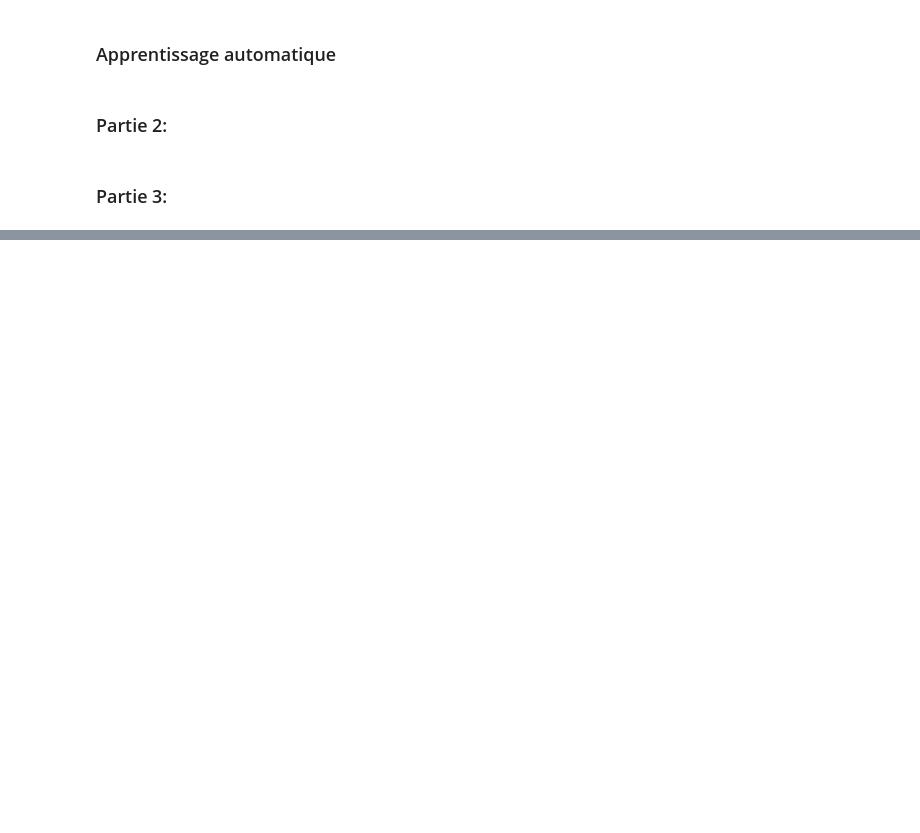
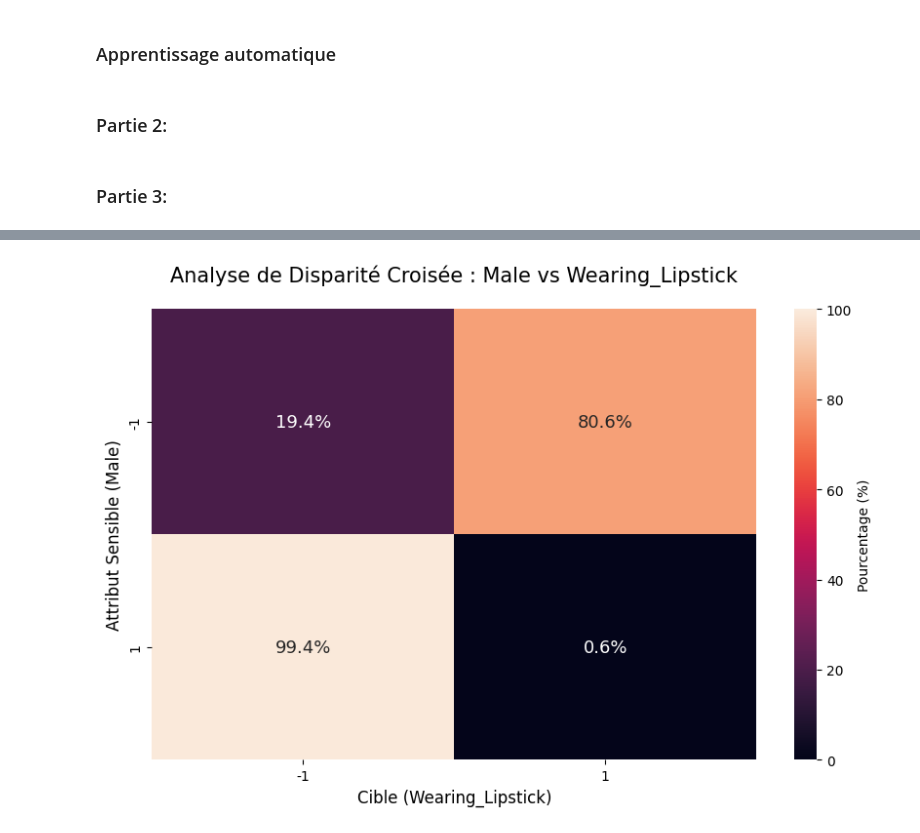
Before and after one commit to Nicolas2412/project-rexai, a Jupyter notebook: project.ipynb, the cells around one changed output, grey strips where cells are left out. Saved outputs shown, nothing was run; the diff lists cells and outputs as text; code cells hidden in the pictures; blank space fills up the shorter version.

```diff
--- a/project.ipynb
+++ b/project.ipynb
@@ -130,0 +411,37 @@ Ratio de corrélation (Eta^2) : 0.11
+# %%
+# Analyse de la disparité de crit2 au sein des groupes défini par crit1
+def crossed_disparity(df:pd.DataFrame, crit1:str, crit2:str, show=False):
+    disparity = df.groupby(crit1)[crit2].value_counts(
+        normalize=True).unstack() * 100
+
+    if show:
+        plt.figure(figsize=(10, 6))
+
+        annot_labels = disparity.map(lambda x: f"{x:.1f}%").values
+
+        # Dessin de la heatmap
+        sns.heatmap(disparity,
+                    annot=annot_labels,
+                    fmt="",
+                    vmin=0,
+                    vmax=100,
+                    cbar_kws={'label': 'Pourcentage (%)'},
+                    annot_kws={"size": 13})
+
+        # Personnalisation des titres et axes
+        plt.title(
+            f'Analyse de Disparité Croisée : {crit1} vs {crit2}', fontsize=15, pad=20)
+        plt.ylabel(f'Attribut Sensible ({crit1})', fontsize=12)
+        plt.xlabel(f'Cible ({crit2})', fontsize=12)
+
+        # Si tes données sont en 0/1, tu peux renommer les axes pour plus de clarté
+        # plt.xticks([0.5, 1.5], ['Non (0)', 'Oui (1)'])
+        # plt.yticks([0.5, 1.5], ['Non (0)', 'Oui (1)'])
+
+        plt.show()
+
+    return disparity
+# %%
+_ = crossed_disparity(df_attr, 'Male', 'Wearing_Lipstick', show=True)
+# %% [output]
+[figure, added]
```
Also changed, not shown: parts of 50 cells of this notebook.
